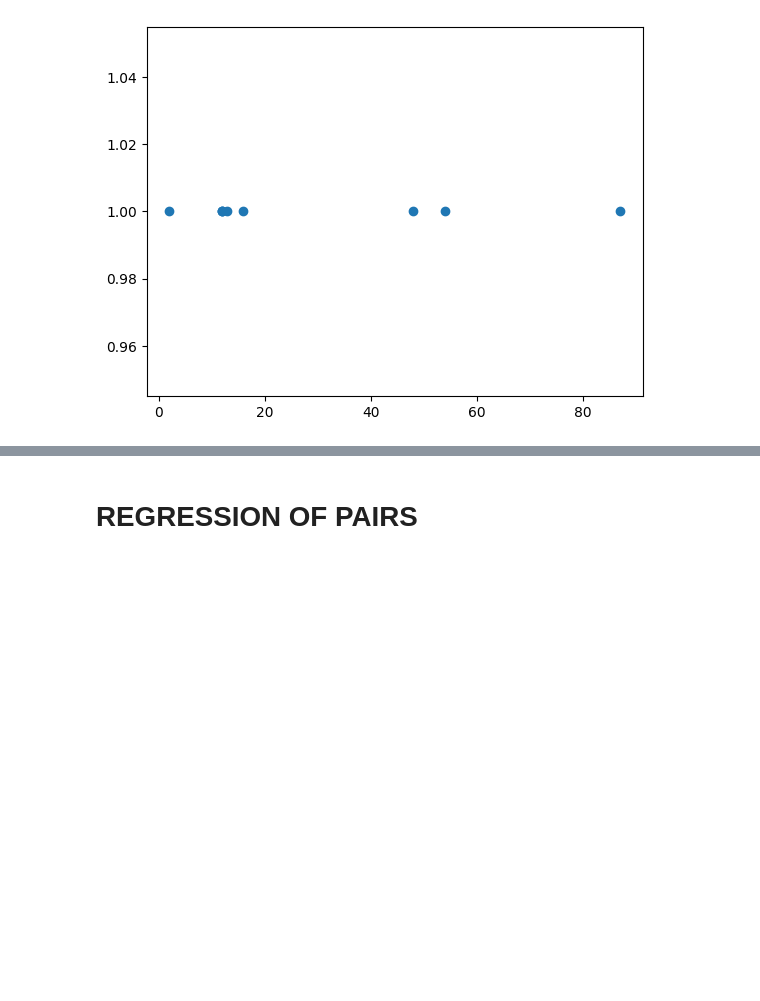
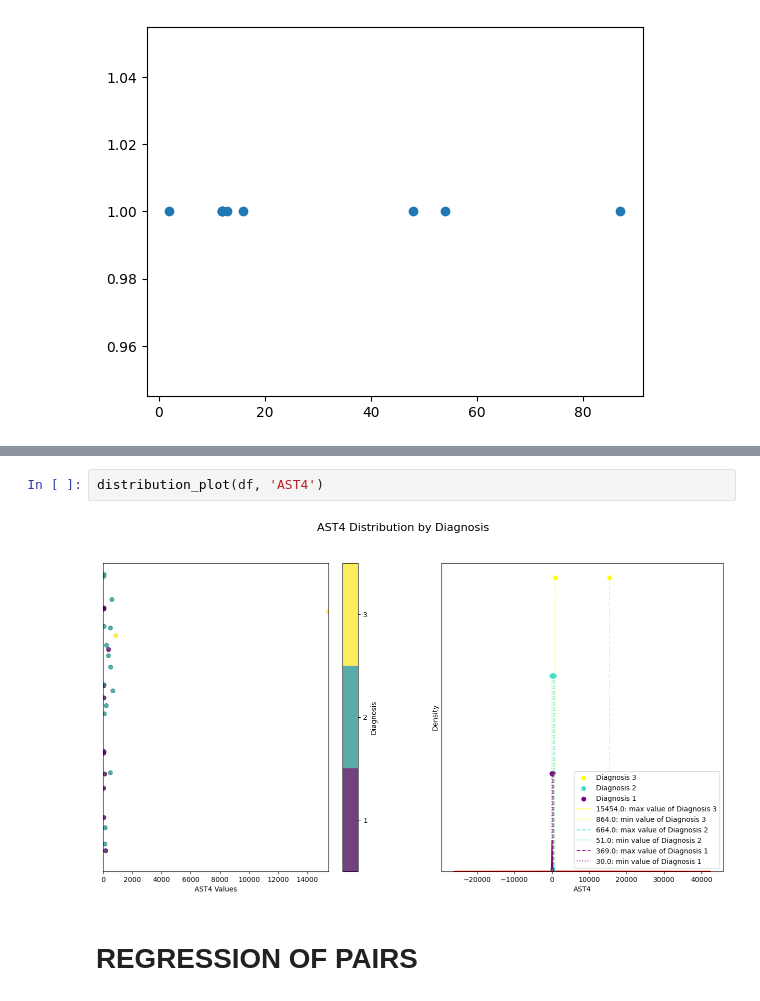
Before and after one commit to khnam-ng/SevereDengueFever, a Jupyter notebook: notebooks/RF_4.ipynb, the cells around one changed output, grey strips where cells are left out. Saved outputs shown, nothing was run; the diff lists cells and outputs as text; blank space fills up the shorter version.

```diff
--- a/notebooks/RF_4.ipynb
+++ b/notebooks/RF_4.ipynb
@@ -174,3 +186,7 @@ distribution_plot(df, 'PLT5')
+# %%
+distribution_plot(df, 'AST4')
+# %% [output]
+[figure, added]
 # %% [markdown]
 # REGRESSION OF PAIRS
 # %%
```
Also changed, not shown: parts of 14 cells of this notebook, 1 other file.
